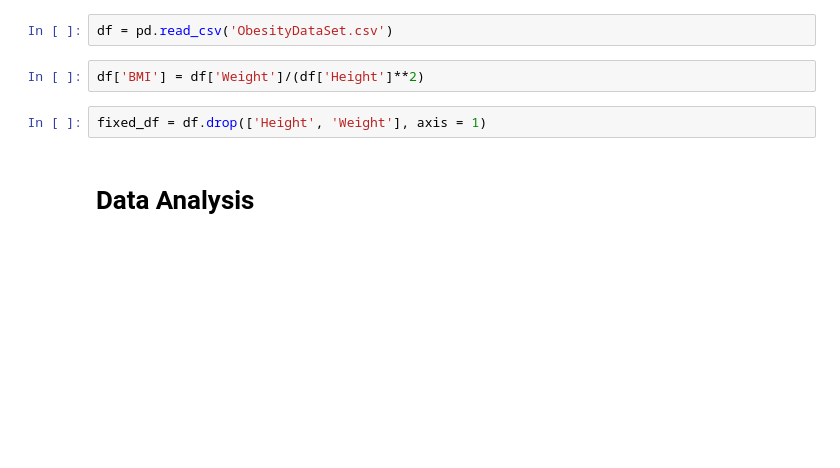
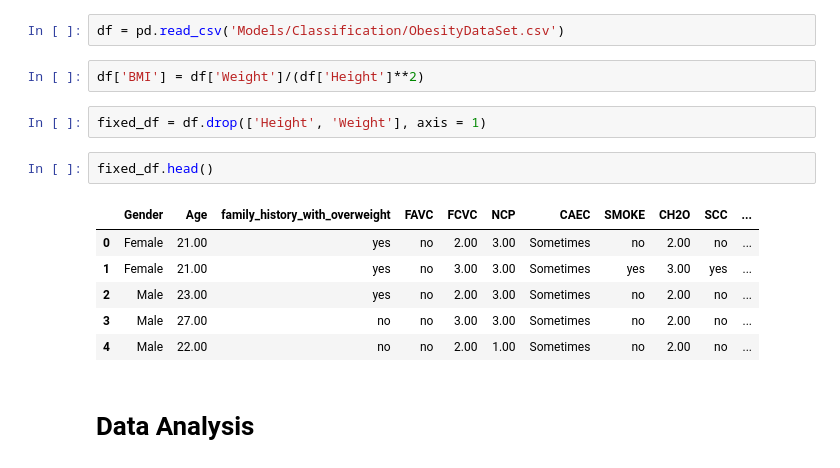
Before and after one commit to cdlc01/bmi_prediction, a Jupyter notebook: Obesity Data Analysis.ipynb, the cells around one changed output. Cells and saved outputs as stored; diff of their text form; blank space fills up the shorter version.

```diff
--- a/Obesity Data Analysis.ipynb
+++ b/Obesity Data Analysis.ipynb
@@ -9,11 +9,20 @@ from sklearn.model_selection import train_test_split
 from lazypredict.Supervised import LazyClassifier
 from lazypredict.Supervised import LazyRegressor
 # %%
-df = pd.read_csv('ObesityDataSet.csv')
+df = pd.read_csv('Models/Classification/ObesityDataSet.csv')
 # %%
 df['BMI'] = df['Weight']/(df['Height']**2)
 # %%
 fixed_df = df.drop(['Height', 'Weight'], axis = 1)
+# %%
+fixed_df.head()
+# %% [output]
+|  | Gender | Age | family_history_with_overweight | FAVC | FCVC | NCP | CAEC | SMOKE | CH2O | SCC | ... |
+| 0 | Female | 21.00 | yes | no | 2.00 | 3.00 | Sometimes | no | 2.00 | no | ... |
+| 1 | Female | 21.00 | yes | no | 3.00 | 3.00 | Sometimes | yes | 3.00 | yes | ... |
+| 2 | Male | 23.00 | yes | no | 2.00 | 3.00 | Sometimes | no | 2.00 | no | ... |
+| 3 | Male | 27.00 | no | no | 3.00 | 3.00 | Sometimes | no | 2.00 | no | ... |
+| 4 | Male | 22.00 | no | no | 2.00 | 1.00 | Sometimes | no | 2.00 | no | ... |
 # %% [markdown]
 # Data Analysis
 # %%
```
Also changed, not shown: parts of 3 cells of this notebook, 1 other file.
